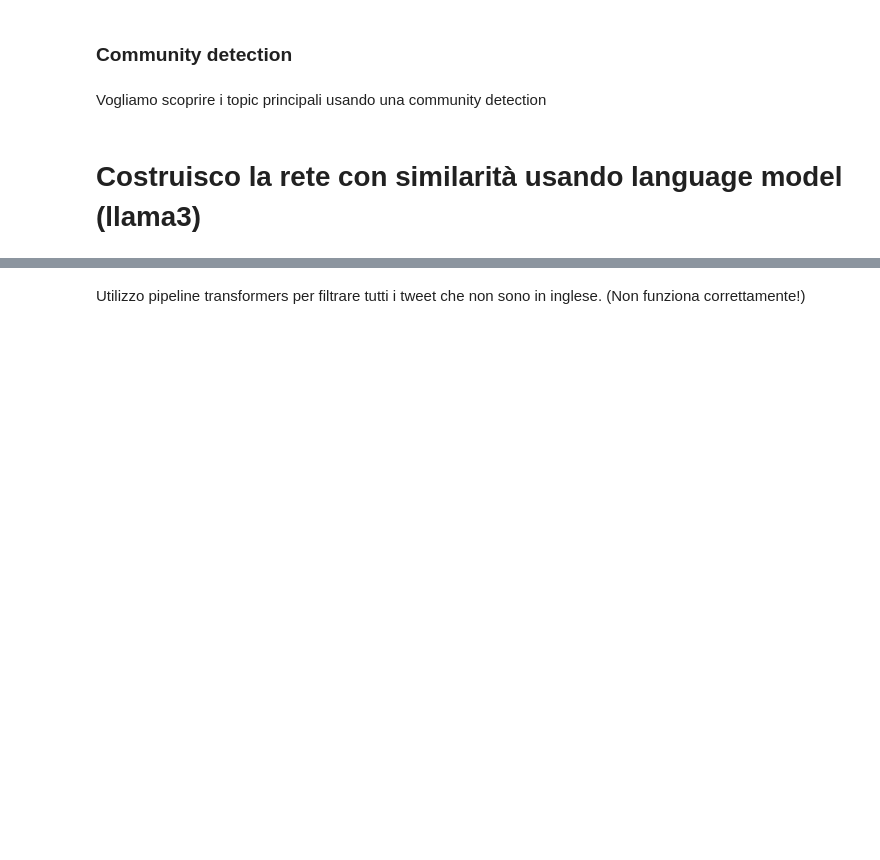
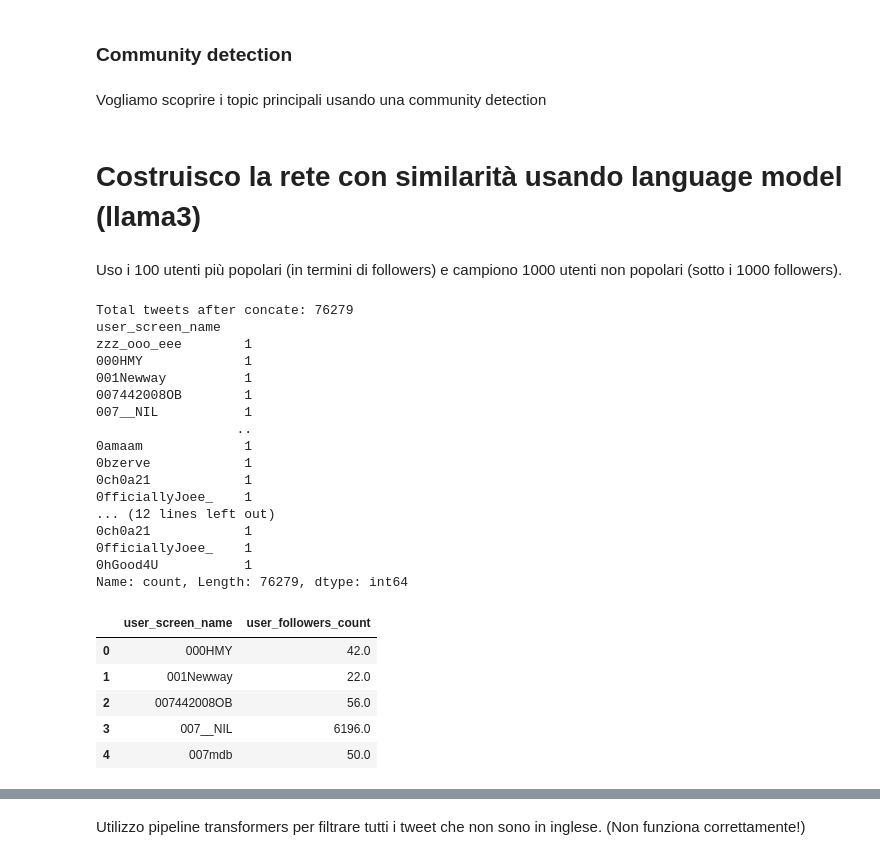
Before and after one commit to divadde/social_network_analysis_project, a Jupyter notebook: net-analysis-project.ipynb, the cells around one changed output, grey strips where cells are left out. Drawn from its saved outputs; the diff is of its cells as text; code cells hidden in the pictures; blank space fills up the shorter version.

```diff
--- a/net-analysis-project.ipynb
+++ b/net-analysis-project.ipynb
@@ -1113,3 +956,42 @@ Vogliamo scoprire i topic principali usando una community detection
 #todo
 # %% [markdown]
 # Costruisco la rete con similarità usando language model (llama3)
+# %% [markdown]
+Uso i 100 utenti più popolari (in termini di followers) e campiono 1000 utenti non popolari (sotto i 1000 followers).
+# %%
+#raggruppo solo per followers
+grouped_followers = df_country.groupby('user_screen_name').agg({'user_followers_count':'first'}).reset_index()
+print(f"Total tweets after concate: {len(grouped_followers)}")
+print(grouped_followers["user_screen_name"].value_counts())
+
+#raggruppo per tweets
+grouped_df = df_country.groupby('user_screen_name')['tweet'].apply(lambda tweets: ' '.join(tweets)).reset_index()
+print(f"Total tweets after concate: {len(grouped_df)}")
+print(grouped_df["user_screen_name"].value_counts())
+
+#grouped_followers.head()
+#grouped_df.head()
+# %% [output]
+Total tweets after concate: 76279
+user_screen_name
+zzz_ooo_eee        1
+000HMY             1
+001Newway          1
+007442008OB        1
+007__NIL           1
+                  ..
+0amaam             1
+0bzerve            1
+0ch0a21            1
+0fficiallyJoee_    1
+... (12 lines left out)
+0ch0a21            1
+0fficiallyJoee_    1
+0hGood4U           1
+Name: count, Length: 76279, dtype: int64
+|  | user_screen_name | user_followers_count |
+| 0 | 000HMY | 42.0 |
+| 1 | 001Newway | 22.0 |
+| 2 | 007442008OB | 56.0 |
+| 3 | 007__NIL | 6196.0 |
+| 4 | 007mdb | 50.0 |
```
Also changed, not shown: parts of 19 cells of this notebook.
